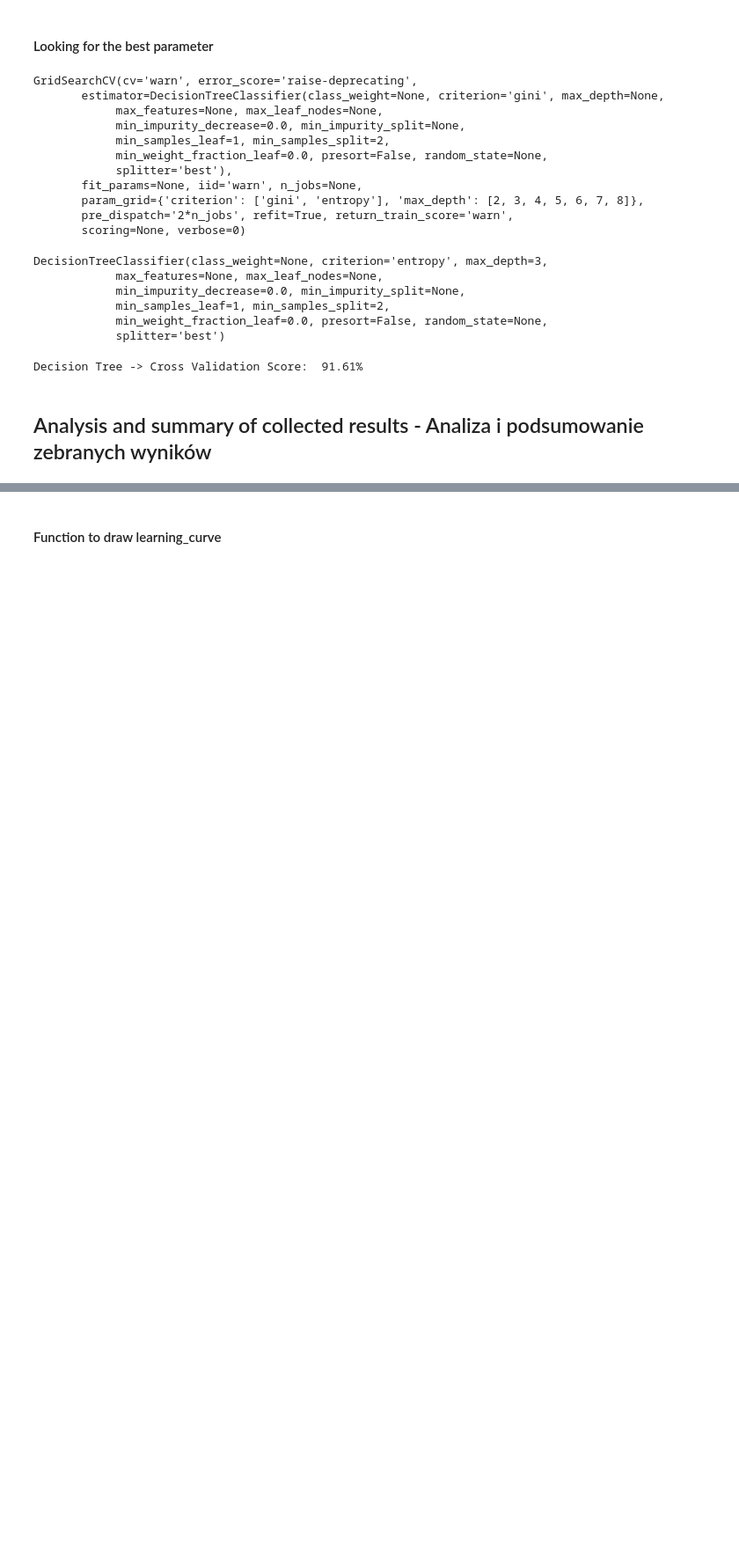
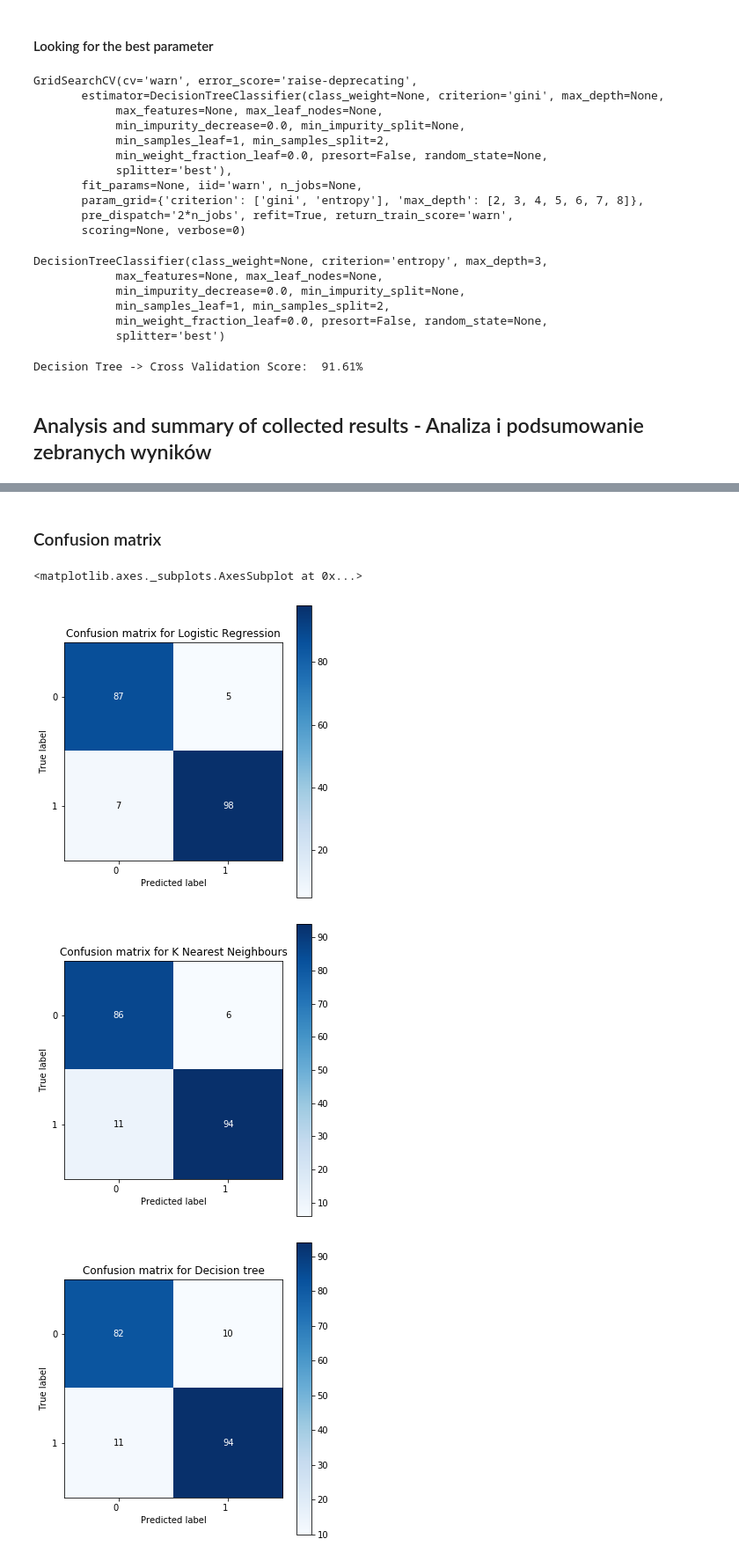
Before and after one commit to Krukrukk/Credit-Card-Fraud-Detection, a Jupyter notebook: Credit_Card_Fraud_Detection.ipynb, the cells around one changed output, grey strips where cells are left out. Shown at 88% size. Drawn from its saved outputs; the diff is of its cells as text; code cells hidden in the pictures; blank space fills up the shorter version.

```diff
--- a/Credit_Card_Fraud_Detection.ipynb
+++ b/Credit_Card_Fraud_Detection.ipynb
@@ -370,8 +410,11 @@ Decision Tree -> Cross Validation Score:  91.61%
+# %% [markdown]
+### Confusion matrix
 # %%
 def plot_confusion_matrix(cm, classes,
                           normalize=False,
                           title=None,
-                          cmap=plt.cm.Blues):
+                          cmap=plt.cm.Blues,
+                          size=5):
     """
     EN: Function to print and plot a confusion matrix
     PL: Funkcja do plotowania tablicy pomyłek
@@ -383,6 +426,7 @@ def plot_confusion_matrix(cm, classes,
         normalize=False: normalization of number, if you want it, write True
         title: str, title of figure
         cmap: palet of colours
+        size: int, width of squere window
     """
     if not title:
         if normalize:
@@ -393,7 +437,7 @@ def plot_confusion_matrix(cm, classes,
     if normalize:
         cm = cm.astype('float') / cm.sum(axis=1)[:, np.newaxis]
 
-    fig, ax = plt.subplots()
+    fig, ax = plt.subplots(figsize=(size,size))
     im = ax.imshow(cm, interpolation='nearest', cmap=cmap)
     ax.figure.colorbar(im, ax=ax)
 
@@ -416,5 +460,15 @@ def plot_confusion_matrix(cm, classes,
                     color="white" if cm[i, j] > thresh else "black")
     fig.tight_layout()
     return ax
-# %% [markdown]
-#### Function to draw learning_curve
+# %%
+plot_confusion_matrix(conf_matrix_lr, classes=[0,1],
+                      title='Confusion matrix for Logistic Regression')
+plot_confusion_matrix(conf_matrix_knears, classes=[0,1],
+                      title='Confusion matrix for K Nearest Neighbours')
+plot_confusion_matrix(conf_matrix_tree, classes=[0,1],
+                      title='Confusion matrix for Decision tree')
+# %% [output]
+<matplotlib.axes._subplots.AxesSubplot at 0x...>
+[figure, added]
+[figure, added]
+[figure, added]
```
Also changed, not shown: parts of 11 cells of this notebook.
